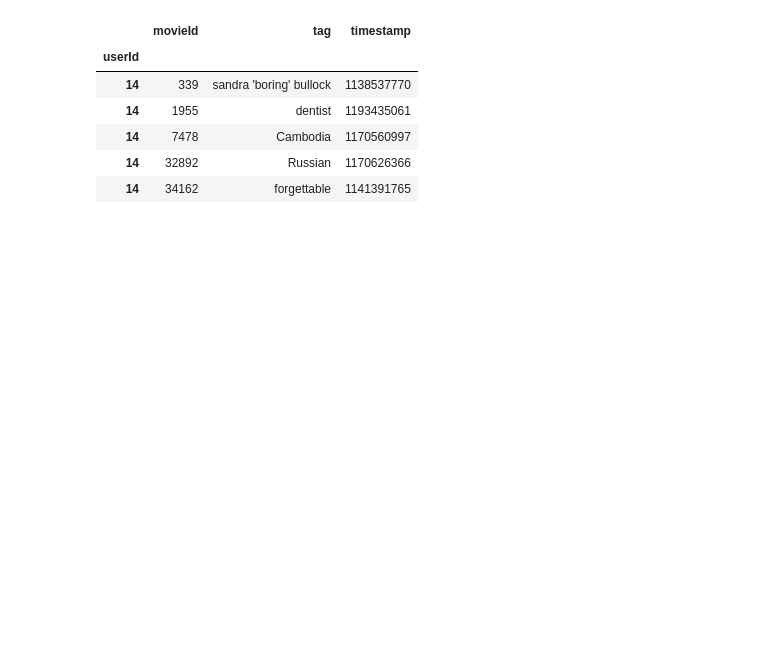
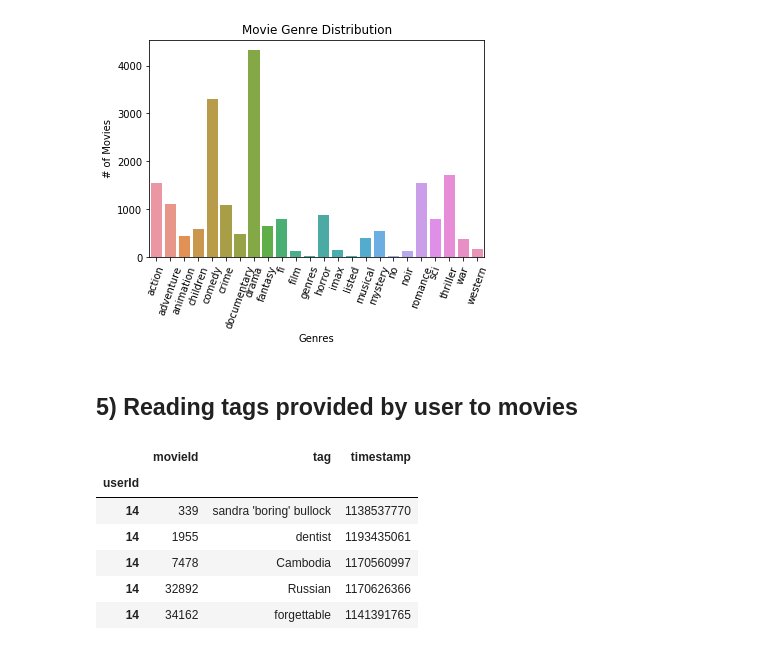
Before and after one commit to anjali-chadha/recommending-the-recommenders, a Jupyter notebook: MovieLens Data Exploration.ipynb, the cells around one changed output. Drawn from its saved outputs; the diff is of its cells as text; code cells hidden in the pictures; blank space fills up the shorter version.

Commit message:
Added graphs and comments

```diff
--- a/MovieLens Data Exploration.ipynb
+++ b/MovieLens Data Exploration.ipynb
@@ -111,4 +90,3 @@ index_set
 # %%
 vectorizer = CountVectorizer(binary = True)
-movie_content = vectorizer.fit_transform(movie_content)
-movie_content = movie_content.astype(np.float32)
+movie_feature_matrix = vectorizer.fit_transform(movie_content)
@@ -119,0 +95,10 @@ movie_content
+# %%
+genre_to_indices_map = vectorizer.vocabulary_
+indices_to_genre_map = {v: k for k, v in genre_to_indices_map.items()}
+
+genre_map_sorted = {}
+for key in sorted(indices_to_genre_map.keys()):
+    genre_map_sorted[key] = indices_to_genre_map[key]
+genres_list = list(genre_map_sorted.values())
+# %%
+genres_movie_count = np.sum(movie_feature_matrix, axis=0).reshape(-1,).tolist()[0]
@@ -120,3 +127,14 @@ movie_content
+# %%
+import matplotlib.pyplot as plt
+ax = sns.barplot(genres_list, genres_movie_count)
+plt.xticks(rotation=70)
+plt.title("Movie Genre Distribution")
+ax.set(xlabel='Genres', ylabel='# of Movies')
+plt.show()
+# %% [output]
+[figure, added]
+# %% [markdown]
+## 5) Reading tags provided by user to movies
 # %%
 users = pd.read_csv(r"/scratch/user/achadha7/IRProject/MovieLens/ml-latest-small/tags.csv", sep=',', engine='python')
 users["userId"]= users["userId"].map(user_mapping)
```
Also changed, not shown: parts of 30 cells of this notebook.
